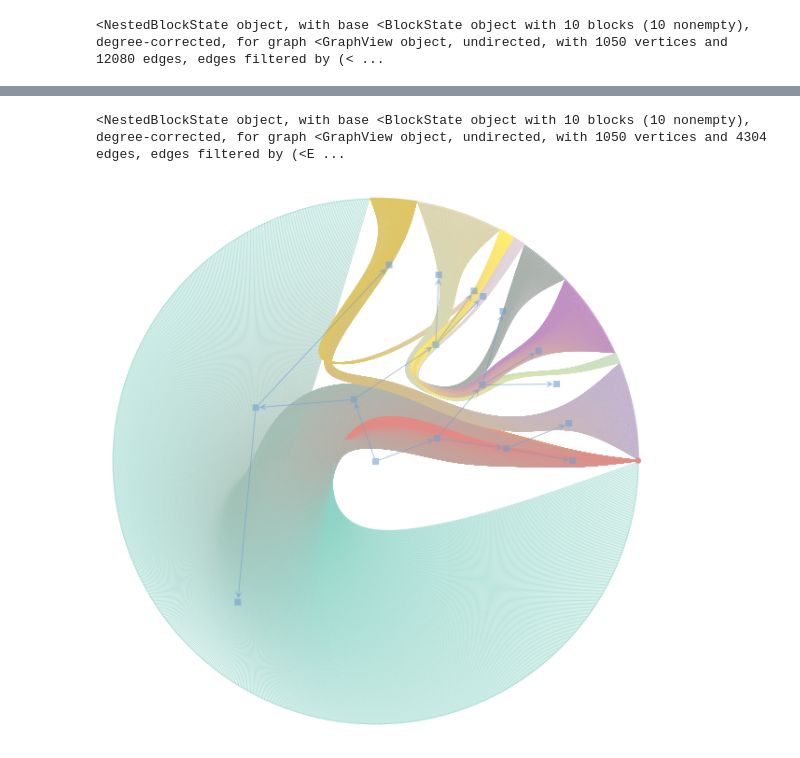
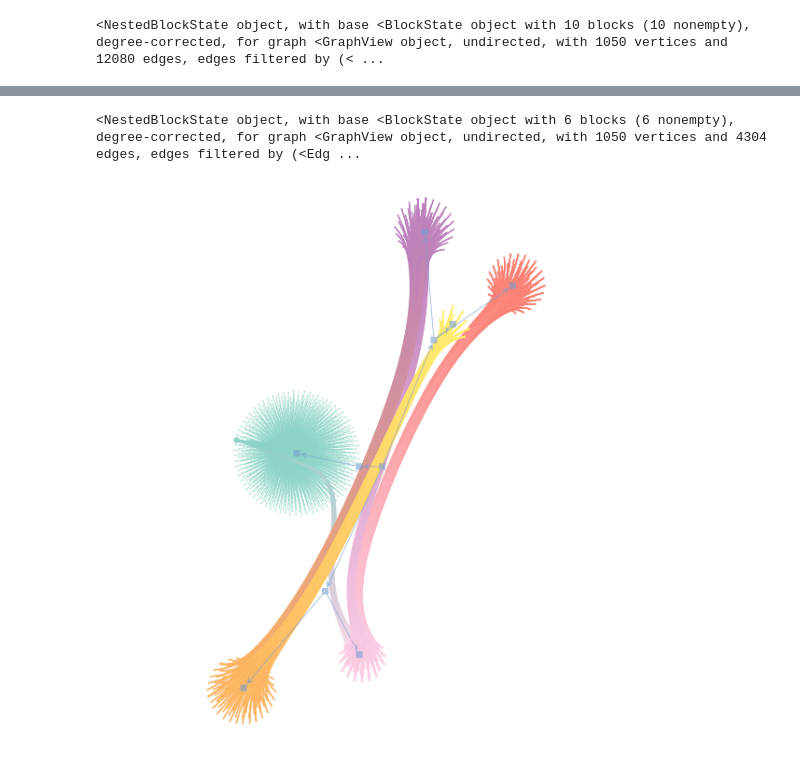
Before and after one commit to bgroenks96/dnn-community-detection, a Jupyter notebook: nn-to-graph-scratch.ipynb, the cells around one changed output, grey strips where cells are left out. Saved outputs shown, nothing was run; the diff lists cells and outputs as text; code cells hidden in the pictures.

```diff
--- a/nn-to-graph-scratch.ipynb
+++ b/nn-to-graph-scratch.ipynb
@@ -160,8 +164,8 @@ min_state.draw()
 # %%
 from graph_tool.inference.minimize import minimize_nested_blockmodel_dl
-min_state = minimize_nested_blockmodel_dl(g_min)
+min_state = minimize_nested_blockmodel_dl(g_min, B_max=6)
 print(min_state)
-min_state.draw()
+min_state.draw(layout='sfdp')
 # %% [output]
-<NestedBlockState object, with base <BlockState object with 10 blocks (10 nonempty), degree-corrected, for graph <GraphView object, undirected, with 1050 vertices and 4304 edges, edges filtered by (<E ...
+<NestedBlockState object, with base <BlockState object with 6 blocks (6 nonempty), degree-corrected, for graph <GraphView object, undirected, with 1050 vertices and 4304 edges, edges filtered by (<Edg ...
-[figure, old version]
+[figure, new version]
```
Also changed, not shown: parts of 10 cells of this notebook, 1 other file.
